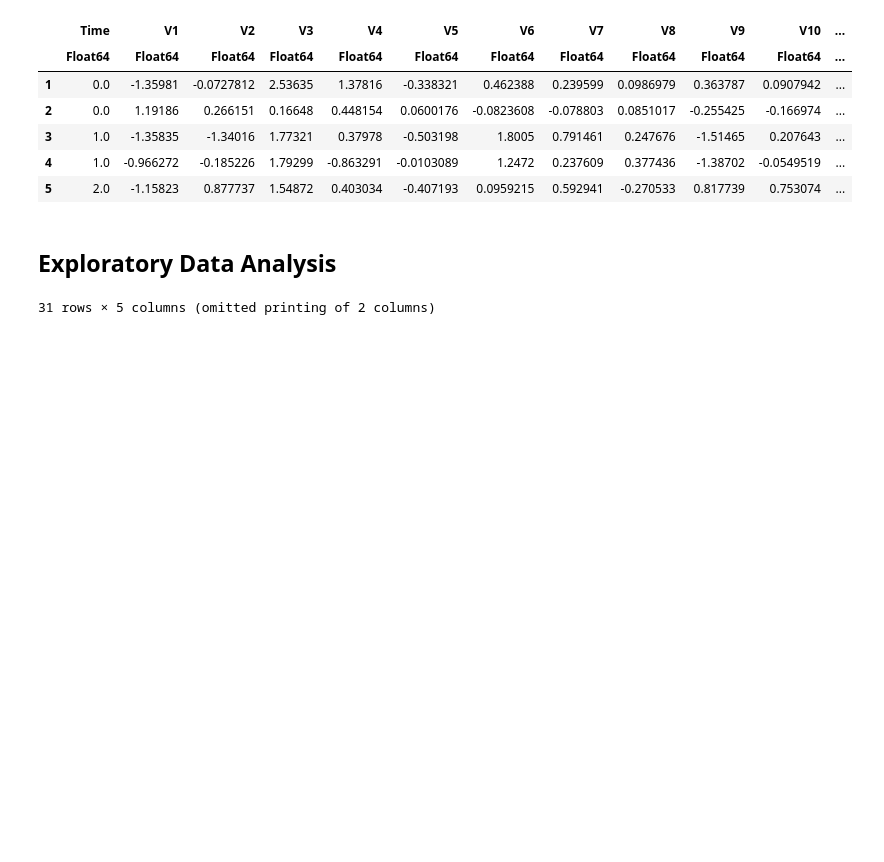
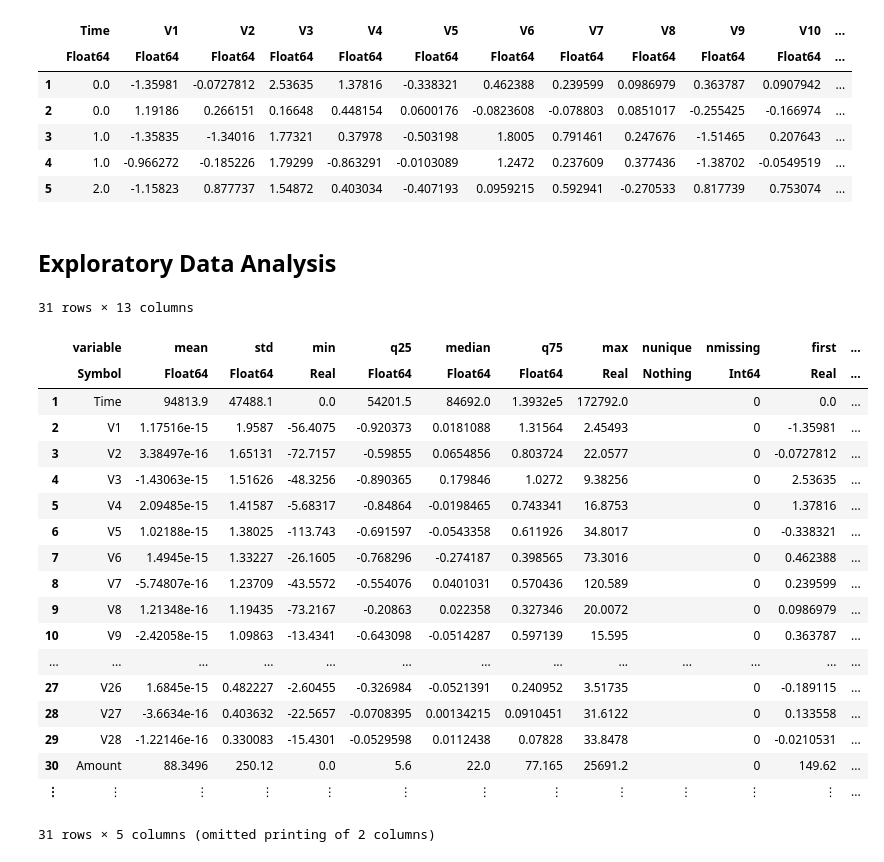
Before and after one commit to Shenghao1993/shenghao-blogs-work, a Jupyter notebook: julia-traditional-ml/Credit Card Fraud Detection - Julia.ipynb, the cells around one changed output. Saved outputs shown, nothing was run; the diff lists cells and outputs as text; code cells hidden in the pictures; blank space fills up the shorter version.

```diff
--- a/julia-traditional-ml/Credit Card Fraud Detection - Julia.ipynb
+++ b/julia-traditional-ml/Credit Card Fraud Detection - Julia.ipynb
@@ -31,5 +29,27 @@ df[1:5, :]
 | 5 | 2.0 | -1.15823 | 0.877737 | 1.54872 | 0.403034 | -0.407193 | 0.0959215 | 0.592941 | -0.270533 | 0.817739 | 0.753074 | ... |
 # %% [markdown]
 ## Exploratory Data Analysis
+# %%
+describe(df, :all)
+# %% [output]
+31 rows × 13 columns
+|  | variable | mean | std | min | q25 | median | q75 | max | nunique | nmissing | first | ... |
+|  | Symbol | Float64 | Float64 | Real | Float64 | Float64 | Float64 | Real | Nothing | Int64 | Real | ... |
+| 1 | Time | 94813.9 | 47488.1 | 0.0 | 54201.5 | 84692.0 | 1.3932e5 | 172792.0 |  | 0 | 0.0 | ... |
+| 2 | V1 | 1.17516e-15 | 1.9587 | -56.4075 | -0.920373 | 0.0181088 | 1.31564 | 2.45493 |  | 0 | -1.35981 | ... |
+| 3 | V2 | 3.38497e-16 | 1.65131 | -72.7157 | -0.59855 | 0.0654856 | 0.803724 | 22.0577 |  | 0 | -0.0727812 | ... |
+| 4 | V3 | -1.43063e-15 | 1.51626 | -48.3256 | -0.890365 | 0.179846 | 1.0272 | 9.38256 |  | 0 | 2.53635 | ... |
+| 5 | V4 | 2.09485e-15 | 1.41587 | -5.68317 | -0.84864 | -0.0198465 | 0.743341 | 16.8753 |  | 0 | 1.37816 | ... |
+| 6 | V5 | 1.02188e-15 | 1.38025 | -113.743 | -0.691597 | -0.0543358 | 0.611926 | 34.8017 |  | 0 | -0.338321 | ... |
+| 7 | V6 | 1.4945e-15 | 1.33227 | -26.1605 | -0.768296 | -0.274187 | 0.398565 | 73.3016 |  | 0 | 0.462388 | ... |
+| 8 | V7 | -5.74807e-16 | 1.23709 | -43.5572 | -0.554076 | 0.0401031 | 0.570436 | 120.589 |  | 0 | 0.239599 | ... |
+| 9 | V8 | 1.21348e-16 | 1.19435 | -73.2167 | -0.20863 | 0.022358 | 0.327346 | 20.0072 |  | 0 | 0.0986979 | ... |
+| 10 | V9 | -2.42058e-15 | 1.09863 | -13.4341 | -0.643098 | -0.0514287 | 0.597139 | 15.595 |  | 0 | 0.363787 | ... |
+| ... | ... | ... | ... | ... | ... | ... | ... | ... | ... | ... | ... | ... |
+| 27 | V26 | 1.6845e-15 | 0.482227 | -2.60455 | -0.326984 | -0.0521391 | 0.240952 | 3.51735 |  | 0 | -0.189115 | ... |
+| 28 | V27 | -3.6634e-16 | 0.403632 | -22.5657 | -0.0708395 | 0.00134215 | 0.0910451 | 31.6122 |  | 0 | 0.133558 | ... |
+| 29 | V28 | -1.22146e-16 | 0.330083 | -15.4301 | -0.0529598 | 0.0112438 | 0.07828 | 33.8478 |  | 0 | -0.0210531 | ... |
+| 30 | Amount | 88.3496 | 250.12 | 0.0 | 5.6 | 22.0 | 77.165 | 25691.2 |  | 0 | 149.62 | ... |
+| ⋮ | ⋮ | ⋮ | ⋮ | ⋮ | ⋮ | ⋮ | ⋮ | ⋮ | ⋮ | ⋮ | ⋮ | ... |
 # %%
 Base.displaysize() = (31, 31)
```
Also changed, not shown: parts of 3 cells of this notebook, 1 other file.
